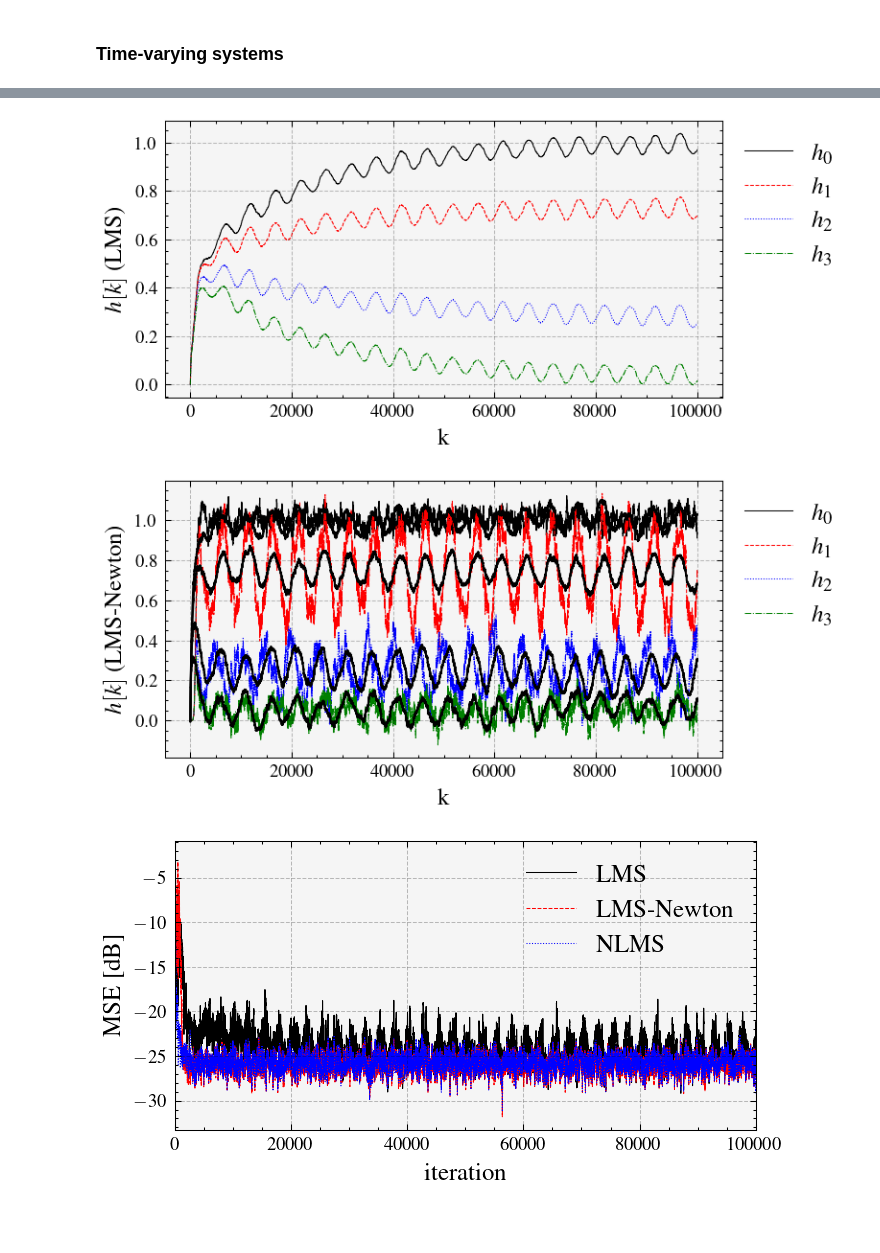
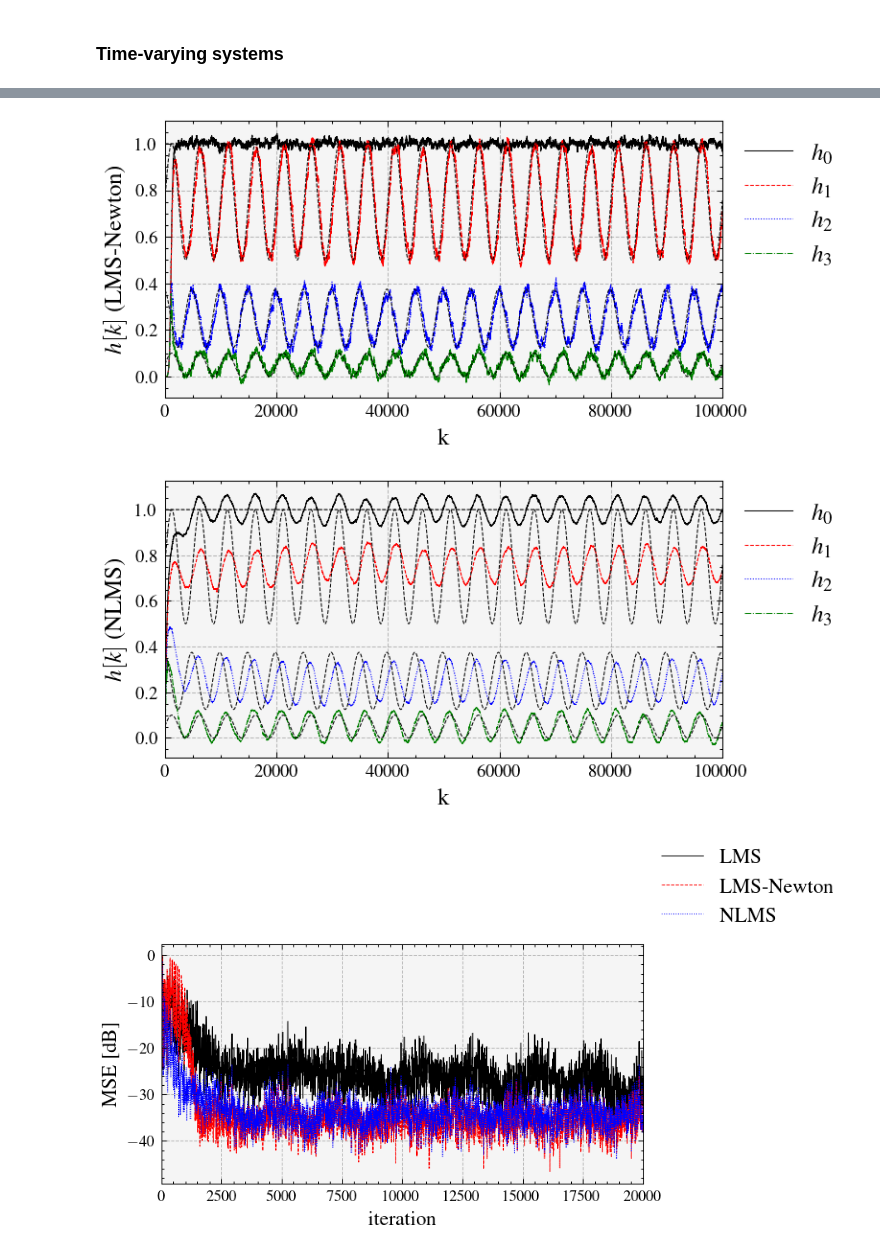
Before and after one commit to edsonportosilva/AdaptiveSignalProcessing, a Jupyter notebook: notebooks/5. Variants of the LMS algorithm.ipynb, the cells around one changed output, grey strips where cells are left out. Cells and saved outputs as stored; diff of their text form; code cells hidden in the pictures; blank space fills up the shorter version.

```diff
--- a/notebooks/5. Variants of the LMS algorithm.ipynb
+++ b/notebooks/5. Variants of the LMS algorithm.ipynb
@@ -323,7 +421,7 @@ plt.grid();
 from algorithms import time_varying_filter
 from utils import random_square_signal
 # %%
-σ2 = 0.0025 # noise variance
+σ2 = 0.00025 # noise variance
 Ntaps = 4
 H = np.zeros((len(x), Ntaps))
 
@@ -346,47 +444,57 @@ y += n
 
 # Run LMS and LMS-Newton
 μ = 5e-3
-α = 2*μ #0.25
+α = 2*μ
 Ntaps = 4
 
 out_lms, h, squaredError_lms, H_lms = lms(x, y, Ntaps, μ)
 out_lms_newton, h, squaredError_lms_newton, H_lms_newton = lms_newton(x, y, Ntaps, μ, α)
-out_nlms, h, squaredError_nlms, H = nlms(x, y, Ntaps, μ)
+out_nlms, h, squaredError_nlms, H_nlms = nlms(x, y, Ntaps, μ)
 # %%
 plt.figure()
 for k in range(Ntaps):
-    plt.plot(H[:,k],label = f'$g_{k}$')
+    plt.plot(H_lms[:,k],label = f'$h_{k}$')
 
-plt.xlabel('k')
-plt.ylabel('Time varying system $\\boldsymbol{g}[k]$')
-plt.legend()
-plt.legend(bbox_to_anchor=(1, 1))
-plt.grid();
-
-plt.figure()
 for k in range(Ntaps):
-    plt.plot(H_lms[:,k],label = f'$h_{k}$')
+    plt.plot(H[:,k],'--k', linewidth=0.5)
 
 plt.xlabel('k')
 plt.ylabel('$\\boldsymbol{h}[k]$ (LMS)')
 plt.legend()
 plt.legend(bbox_to_anchor=(1, 1))
 plt.grid();
+plt.xlim(0,H.shape[0])
 
 plt.figure()
 for k in range(Ntaps):
     plt.plot(H_lms_newton[:,k],label = f'$h_{k}$')
 
 for k in range(Ntaps):
-    plt.plot(H[:,k],'-k', linewidth=1)
+    plt.plot(H[:,k],'--k', linewidth=0.5)
 
 plt.xlabel('k')
 plt.ylabel('$\\boldsymbol{h}[k]$ (LMS-Newton)')
 plt.legend()
 plt.legend(bbox_to_anchor=(1, 1))
 plt.grid();
+plt.xlim(0,H.shape[0])
 
-average_window_len = 50
+plt.figure()
+for k in range(Ntaps):
+    plt.plot(H_nlms[:,k],label = f'$h_{k}$')
+
+for k in range(Ntaps):
+    plt.plot(H[:,k],'--k', linewidth=0.5)
+
+plt.xlabel('k')
+plt.ylabel('$\\boldsymbol{h}[k]$ (NLMS)')
+plt.legend()
+plt.legend(bbox_to_anchor=(1, 1))
+plt.grid();
+plt.xlim(0,H.shape[0])
+
+
+average_window_len = 10
 mse_lms_dB = 10*np.log10(np.convolve(squaredError_lms,np.ones(average_window_len)/average_window_len, 'same'))
 mse_lms_newton_dB = 10*np.log10(np.convolve(squaredError_lms_newton,np.ones(average_window_len)/average_window_len, 'same'))
 mse_nlms_dB = 10*np.log10(np.convolve(squaredError_nlms,np.ones(average_window_len)/average_window_len, 'same'))
@@ -399,6 +507,6 @@ plt.xlim(0,len(mse_lms_dB))
 plt.xlabel('iteration')
 plt.ylabel('$\\mathrm{MSE}$ [dB]')
 plt.legend(bbox_to_anchor=(1, 1));
-#plt.xlim(0,20000)
+plt.xlim(0,20000)
 plt.grid();
 # %% [output]
@@ -406,3 +514,3 @@ plt.grid();
-[figure, old version]
+[figure, new version]
-[figure, old version]
+[figure, new version]
-[figure, old version]
+[figure, new version]
```
Also changed, not shown: parts of 18 cells of this notebook.
